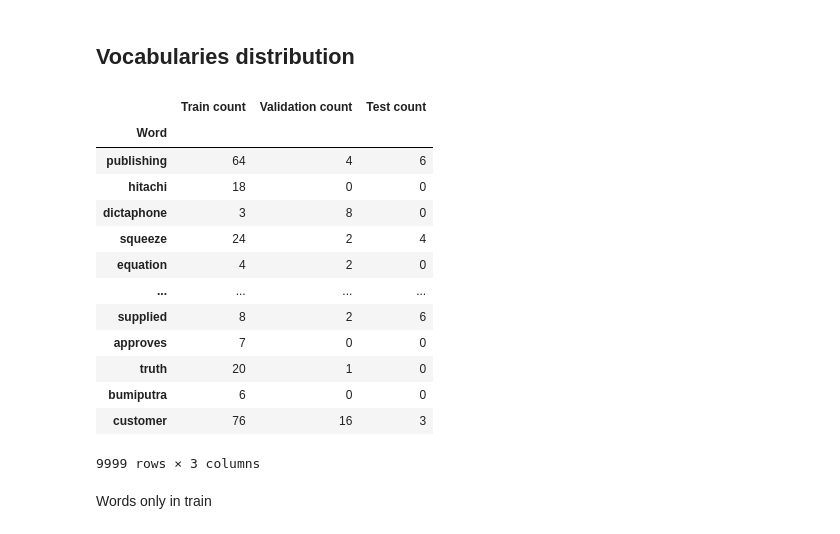
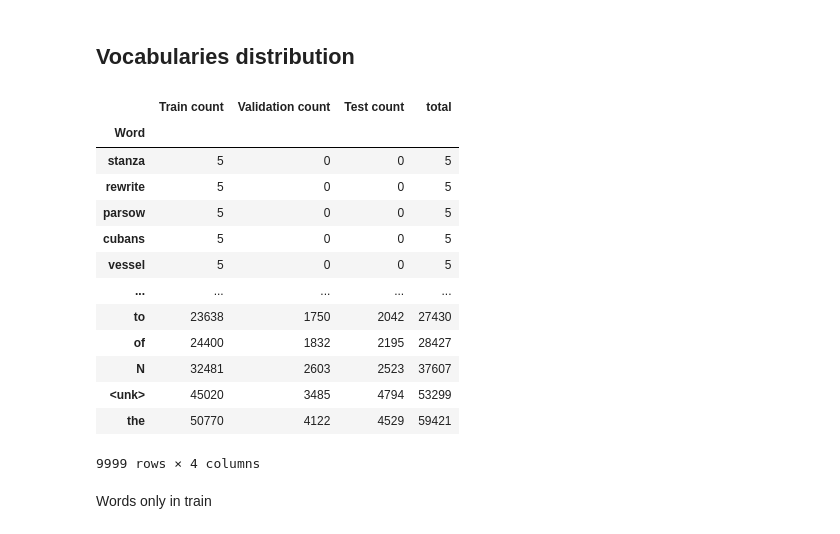
Before and after one commit to fedeizzo/languageModelling, a Jupyter notebook: notebooks/dataset_analysis.ipynb, the cells around one changed output. Drawn from its saved outputs; the diff is of its cells as text; code cells hidden in the pictures.

```diff
--- a/notebooks/dataset_analysis.ipynb
+++ b/notebooks/dataset_analysis.ipynb
@@ -94,22 +95,23 @@ analysis = pd.DataFrame(analysis, columns=[
     'Test count'
 ]).set_index('Word')
 # %%
-analysis
+analysis['total'] = analysis['Train count'] + analysis['Validation count'] + analysis['Test count']
+analysis.sort_values('total')
 # %% [output]
-|  | Train count | Validation count | Test count |
-| Word |  |  |  |
-| publishing | 64 | 4 | 6 |
-| hitachi | 18 | 0 | 0 |
-| dictaphone | 3 | 8 | 0 |
-| squeeze | 24 | 2 | 4 |
-| equation | 4 | 2 | 0 |
-| ... | ... | ... | ... |
-| supplied | 8 | 2 | 6 |
-| approves | 7 | 0 | 0 |
-| truth | 20 | 1 | 0 |
-| bumiputra | 6 | 0 | 0 |
-| customer | 76 | 16 | 3 |
+|  | Train count | Validation count | Test count | total |
+| Word |  |  |  |  |
+| stanza | 5 | 0 | 0 | 5 |
+| rewrite | 5 | 0 | 0 | 5 |
+| parsow | 5 | 0 | 0 | 5 |
+| cubans | 5 | 0 | 0 | 5 |
+| vessel | 5 | 0 | 0 | 5 |
+| ... | ... | ... | ... | ... |
+| to | 23638 | 1750 | 2042 | 27430 |
+| of | 24400 | 1832 | 2195 | 28427 |
+| N | 32481 | 2603 | 2523 | 37607 |
+| <unk> | 45020 | 3485 | 4794 | 53299 |
+| the | 50770 | 4122 | 4529 | 59421 |
-9999 rows × 3 columns
+9999 rows × 4 columns
 # %% [markdown]
 Words only in train
 # %%
```
Also changed, not shown: parts of 7 cells of this notebook, 34 other files.
